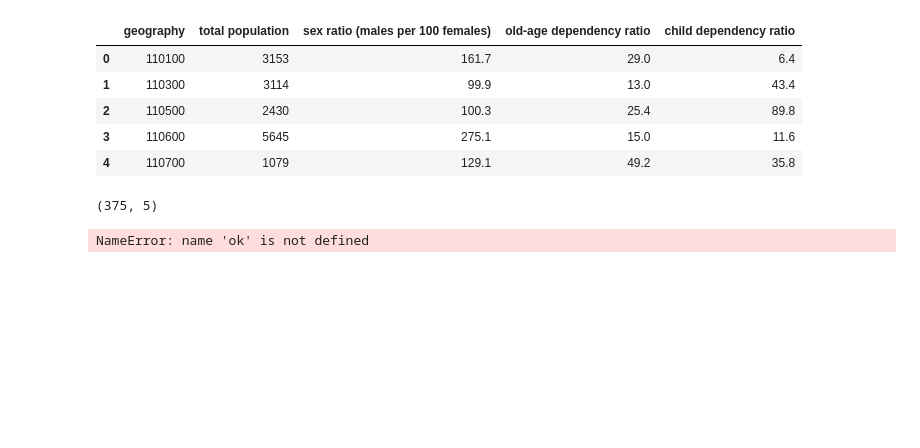
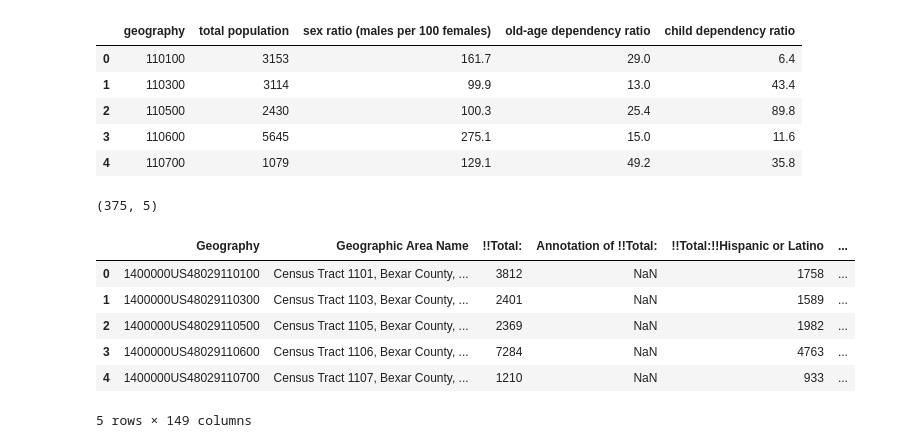
Before and after one commit to corey-baughman/014_personal_project, a Jupyter notebook: acquire.ipynb, the cells around one changed output. Cells and saved outputs as stored; diff of their text form; code cells hidden in the pictures; blank space fills up the shorter version.

```diff
--- a/acquire.ipynb
+++ b/acquire.ipynb
@@ -325,6 +329,16 @@ df.shape
 # %% [output]
 (375, 5)
 # %%
-ok
+# ok, now apply similar steps to get the fields I need from
+# the race and income tables.
-# %% [output]
-NameError: name 'ok' is not defined
+# %%
+race = pd.read_csv('race.csv', skiprows=[0,2])
+race.head()
+# %% [output]
+|  | Geography | Geographic Area Name | !!Total: | Annotation of !!Total: | !!Total:!!Hispanic or Latino | ... |
+| 0 | 1400000US48029110100 | Census Tract 1101, Bexar County, ... | 3812 | NaN | 1758 | ... |
+| 1 | 1400000US48029110300 | Census Tract 1103, Bexar County, ... | 2401 | NaN | 1589 | ... |
+| 2 | 1400000US48029110500 | Census Tract 1105, Bexar County, ... | 2369 | NaN | 1982 | ... |
+| 3 | 1400000US48029110600 | Census Tract 1106, Bexar County, ... | 7284 | NaN | 4763 | ... |
+| 4 | 1400000US48029110700 | Census Tract 1107, Bexar County, ... | 1210 | NaN | 933 | ... |
+5 rows × 149 columns
```
Also changed, not shown: parts of 21 cells of this notebook, 5 other files.
